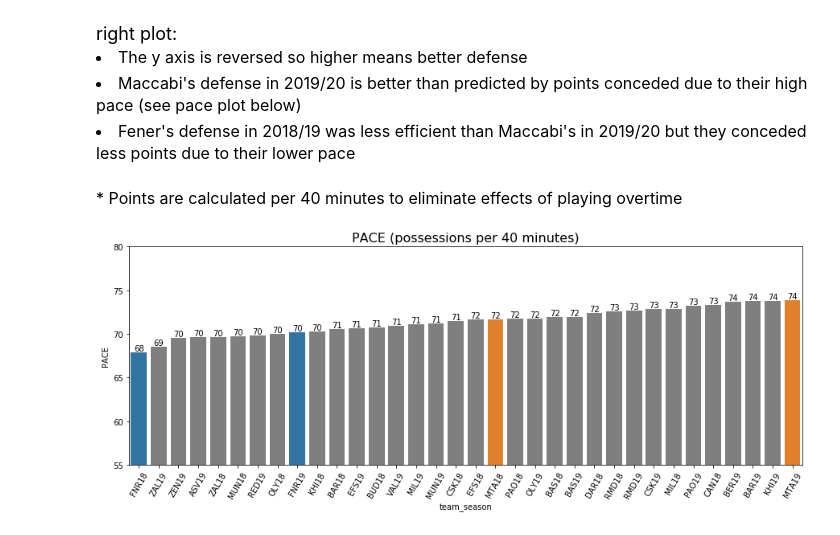
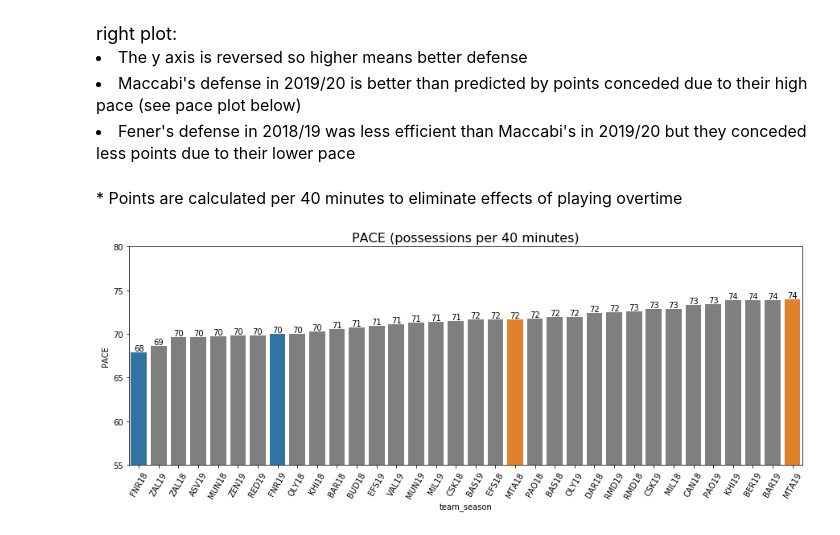
Before and after one commit to avivshany/euroleague, a Jupyter notebook: why_ratings.ipynb, the cells around one changed output. Drawn from its saved outputs; the diff is of its cells as text; code cells hidden in the pictures.

Commit message:
add teams stats from the first two years of the new euroleague format

```diff
--- a/why_ratings.ipynb
+++ b/why_ratings.ipynb
@@ -5,8 +5,8 @@ import matplotlib.pyplot as plt
 # Get data
 # %%
 # fetch teams stats data using the euroleague module
-seasons_rounds = {2018: 30, 2019: 17}
-teams_stats = e.get_teams_stats(seasons_rounds)
+seasons_rounds = {2016: 30, 2017: 30, 2018: 30, 2019: 18}
+teams_stats = e.get_teams_stats(seasons_rounds, )
 
 # create column for highlighting teams in offensive and defensive rating plot
 fnr18_cond = (teams_stats['team'] == 'FNR') & (teams_stats['season'] == 2018)
@@ -123,9 +131,9 @@ left plot:<br>
 # %%
 # plot pace of all euroleague teams in 2018/19 and 2019/20
 e.sorted_barplot(
-    df=teams_stats, metric='PACE', marked_teams=['MTA', 'FNR'],
-    show_season=True, figsize=(15, 5), tick_fontsize=10, tick_rot=60
+    df=teams_stats.loc[teams_stats['season'].isin([2018, 2019])].copy(), metric='PACE',
+    marked_teams=['MTA', 'FNR'], show_season=True, figsize=(15, 5), tick_fontsize=10, tick_rot=60
 );
 plt.ylim(55, 80);
 # %% [output]
-[figure, old version]
+[figure, new version]
```
Also changed, not shown: parts of 3 cells of this notebook, 1 other file.
